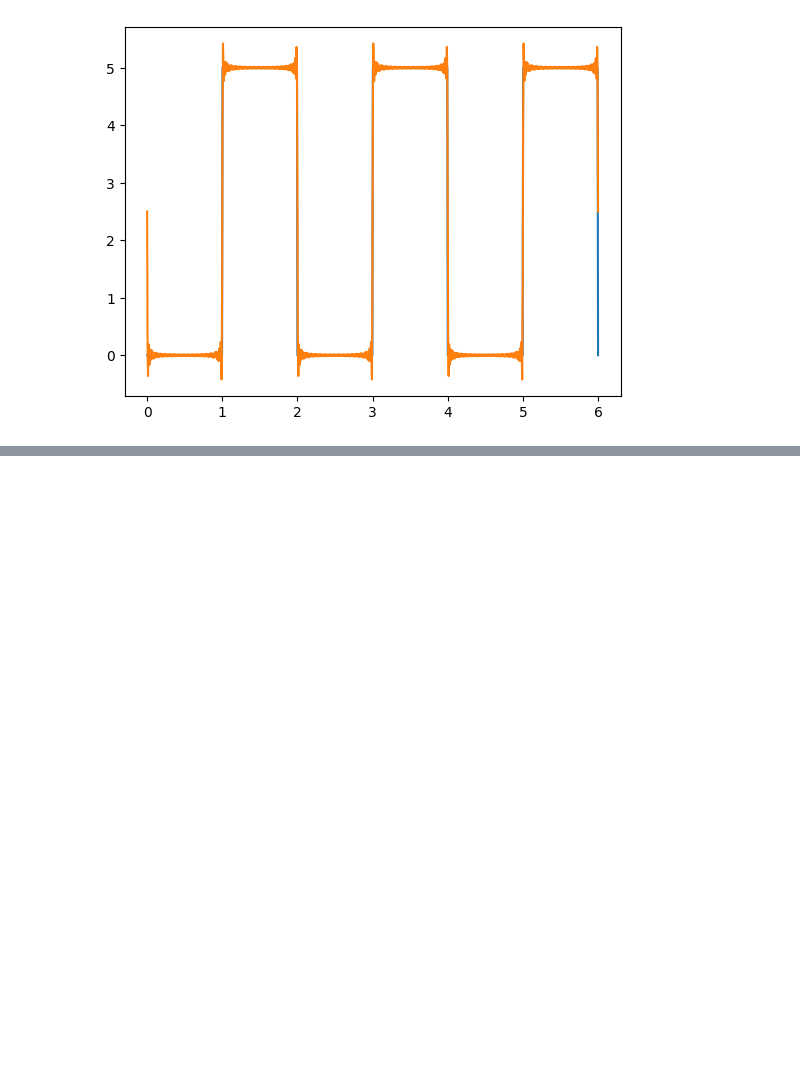
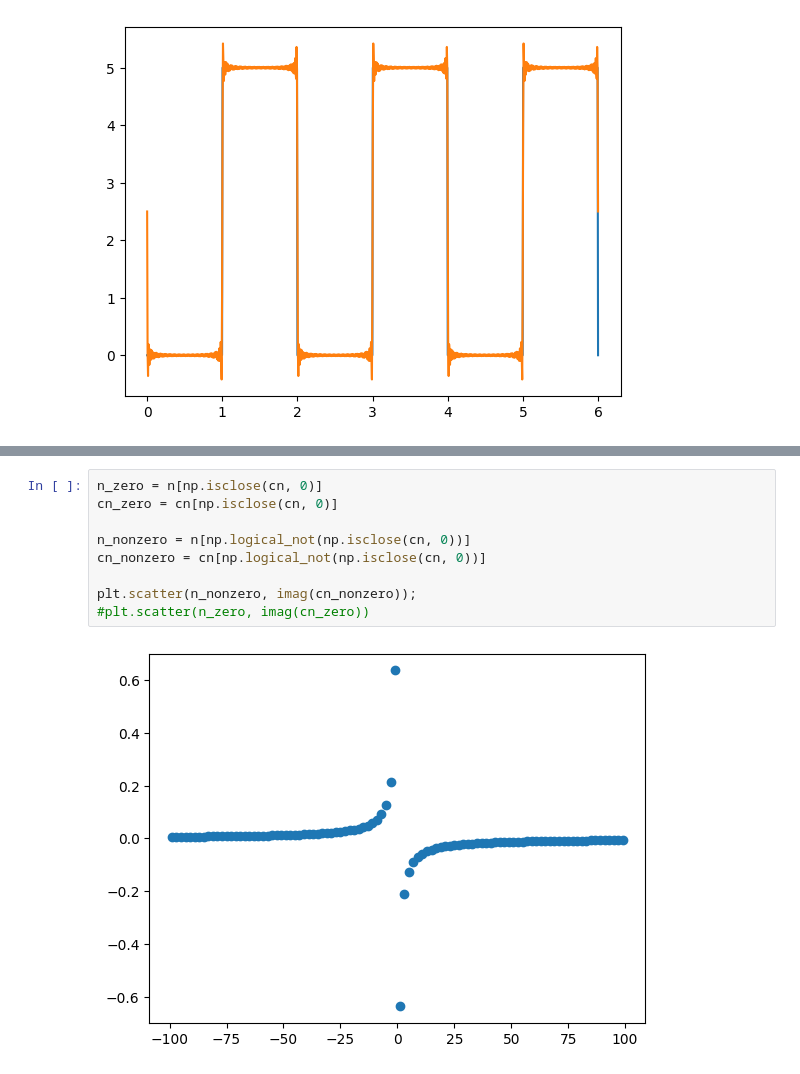
Before and after one commit to andrew-koren/cautious-adventure, a Jupyter notebook: my stuff/FS24/PHY 415/activites.ipynb, the cells around one changed output, grey strips where cells are left out. Saved outputs shown, nothing was run; the diff lists cells and outputs as text; blank space fills up the shorter version.

```diff
--- a/my stuff/FS24/PHY 415/activites.ipynb
+++ b/my stuff/FS24/PHY 415/activites.ipynb
@@ -1508,0 +1565,11 @@ plt.plot(t, fourier(t, 100, params));
+# %%
+n_zero = n[np.isclose(cn, 0)]
+cn_zero = cn[np.isclose(cn, 0)]
+
+n_nonzero = n[np.logical_not(np.isclose(cn, 0))]
+cn_nonzero = cn[np.logical_not(np.isclose(cn, 0))]
+
+plt.scatter(n_nonzero, imag(cn_nonzero));
+#plt.scatter(n_zero, imag(cn_zero))
+# %% [output]
+[figure, added]
```
Also changed, not shown: parts of 2 cells of this notebook, 7 other files.
